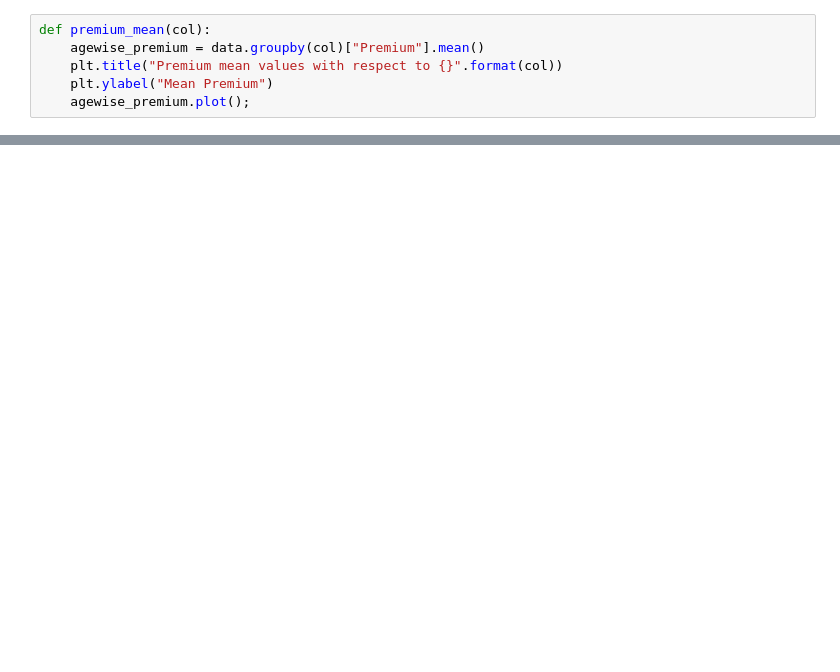
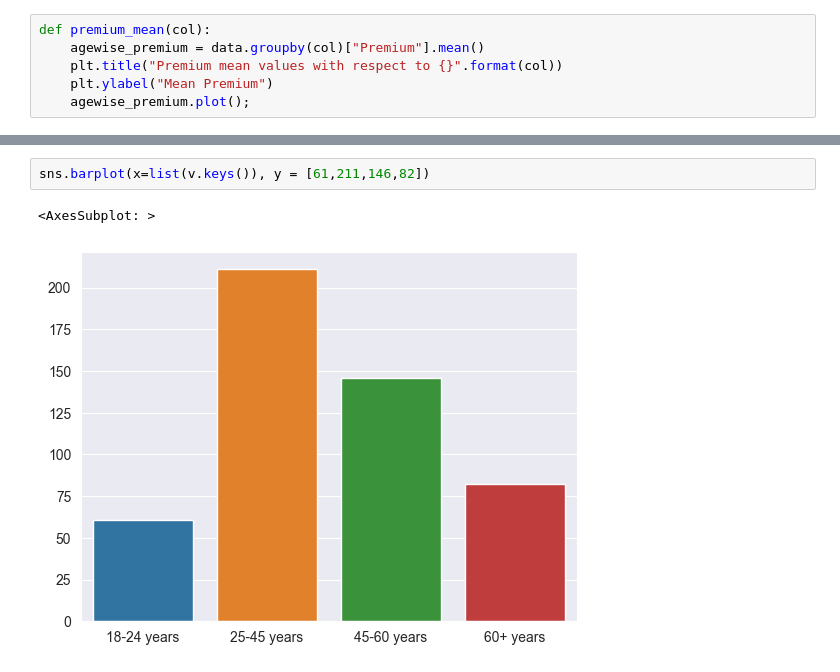
Before and after one commit to xplatipus98/2022Fall_projects, a Jupyter notebook: viz.ipynb, the cells around one changed output, grey strips where cells are left out. Drawn from its saved outputs; the diff is of its cells as text; blank space fills up the shorter version.

```diff
--- a/viz.ipynb
+++ b/viz.ipynb
@@ -84,0 +130,5 @@ premium_mean("Annual_Mileage")
+# %%
+sns.barplot(x=list(v.keys()), y = [61,211,146,82])
+# %% [output]
+<AxesSubplot: >
+[figure, added]
```
Also changed, not shown: parts of 14 cells of this notebook, 1 other file.
